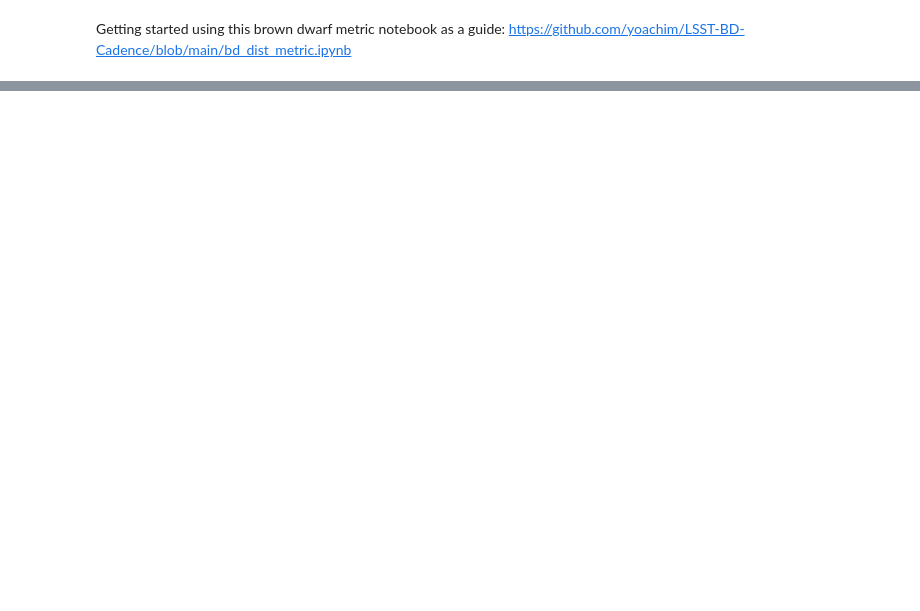
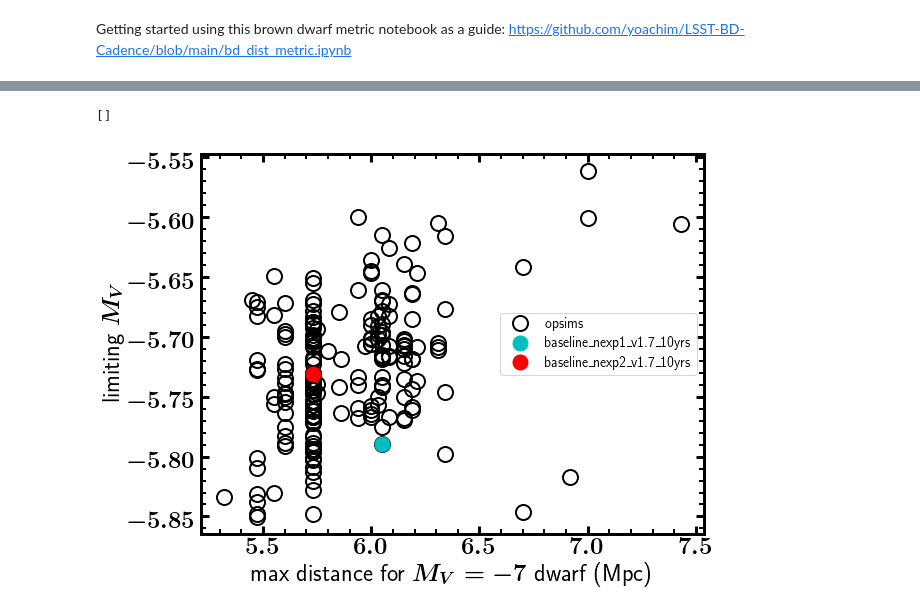
Before and after one commit to jeffcarlin/SMWLV-metrics, a Jupyter notebook: notebooks/LV_metric_exploreCadences_LVgxs.ipynb, the cells around one changed output, grey strips where cells are left out. Drawn from its saved outputs; the diff is of its cells as text; code cells hidden in the pictures; blank space fills up the shorter version.

```diff
--- a/notebooks/LV_metric_exploreCadences_LVgxs.ipynb
+++ b/notebooks/LV_metric_exploreCadences_LVgxs.ipynb
@@ -96,12 +127,13 @@ sql_r = 'filter = "r"'
 # %%
-bundleList = []
+all_bg = []
 
 for dbname in dblist:
     dbFile = dbname
     runName = dbFile.replace('.db', '')
     conn = db.OpsimDatabase(dbFile)
-    outDir='temp'
-    resultsDb = db.ResultsDb(outDir=outDir)
+    # outDir='temp'
+    # resultsDb = db.ResultsDb(outDir=outDir)
+    bundleList = []
 
     slicer = slicers.UserPointsSlicer(lv_dat['ra'], lv_dat['dec'])
     plotDict = {}
@@ -134,8 +166,9 @@ for dbname in dblist:
     bundleList.append(metricBundles.MetricBundle(metric_coadd, slicer, sql_g, plotDict=plotDict, runName=runName))
     bundleList.append(metricBundles.MetricBundle(metric_coadd, slicer, sql_r, plotDict=plotDict, runName=runName))
 
+    bd = metricBundles.makeBundlesDictFromList(bundleList)
+    bg = metricBundles.MetricBundleGroup(bd, conn, outDir=outDir, resultsDb=resultsDb)
+    bg.runAll()
 
-bd = metricBundles.makeBundlesDictFromList(bundleList)
-bg = metricBundles.MetricBundleGroup(bd, conn, outDir=outDir, resultsDb=resultsDb)
-bg.runAll()
+    all_bg.append(bg)
 # %% [output]
@@ -407,3 +540,20 @@ np.min(mv[okgx])
+# %%
+aaa = (lv_dat['MStars'] > 1e14)
+print(lv_dat[aaa])
+# %% [output]
+[]
+# %%
+plt.plot(maxdist, mv_medians, 'ko', ms=15, fillstyle='none', markeredgewidth=2, label='opsims')
+plt.plot(maxdist[fiducial1[0][0]], mv_medians[fiducial1[0][0]], 'co', ms=15, label='baseline\_nexp1\_v1.7\_10yrs')
+plt.plot(maxdist[fiducial2[0][0]], mv_medians[fiducial2[0][0]], 'ro', ms=15, label='baseline\_nexp2\_v1.7\_10yrs')
+plt.legend()
+plt.xlabel('max distance for $M_V = -7$ dwarf (Mpc)')
+plt.ylabel('limiting $M_V$')
+plt.minorticks_on()
+# plt.savefig('maxdist_mv_minus7_vs_median_M_V.png')
+plt.show()
+# %% [output]
+[figure, added]
 # %%
 names
 # %% [output]
```
Also changed, not shown: parts of 37 cells of this notebook, 1 other file.
